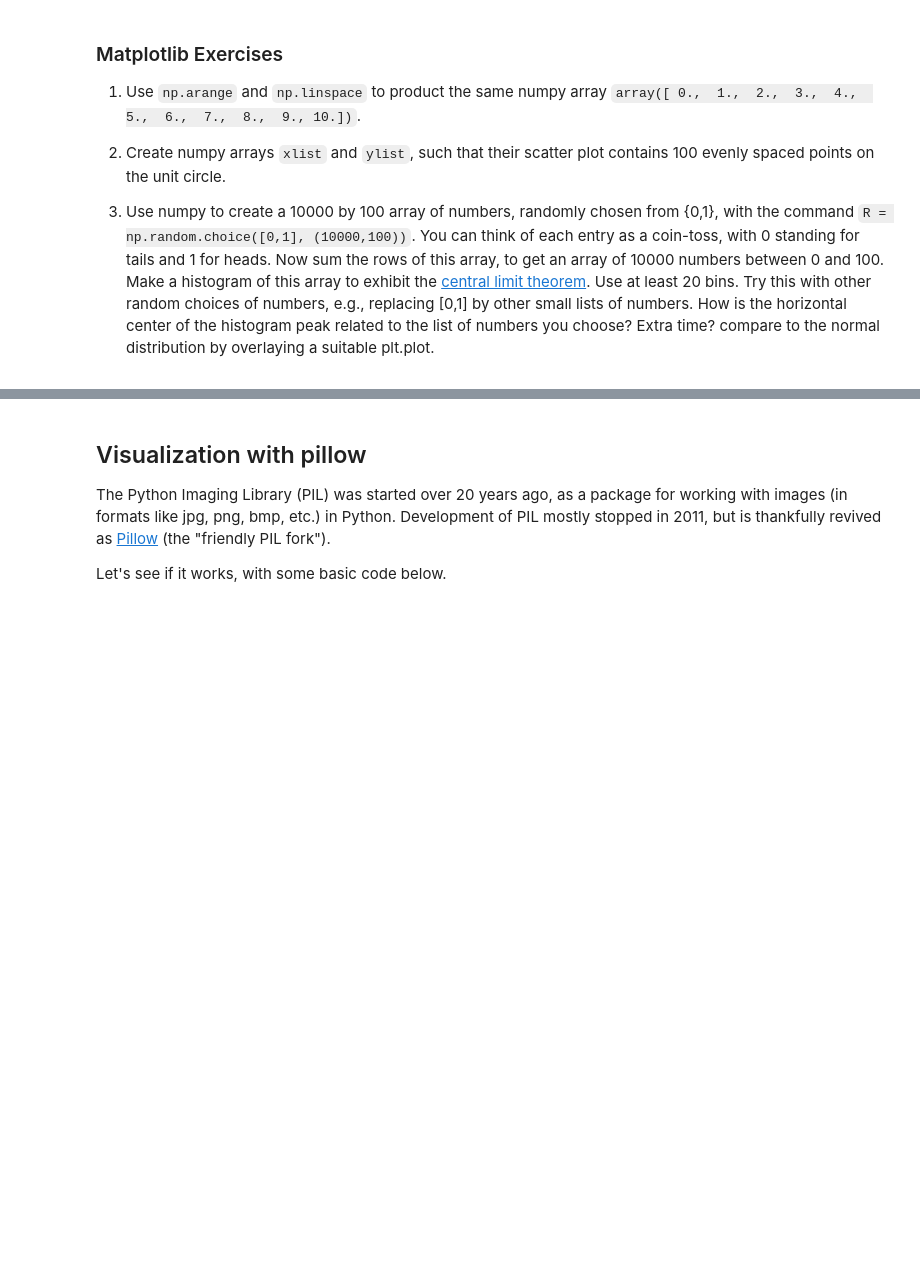
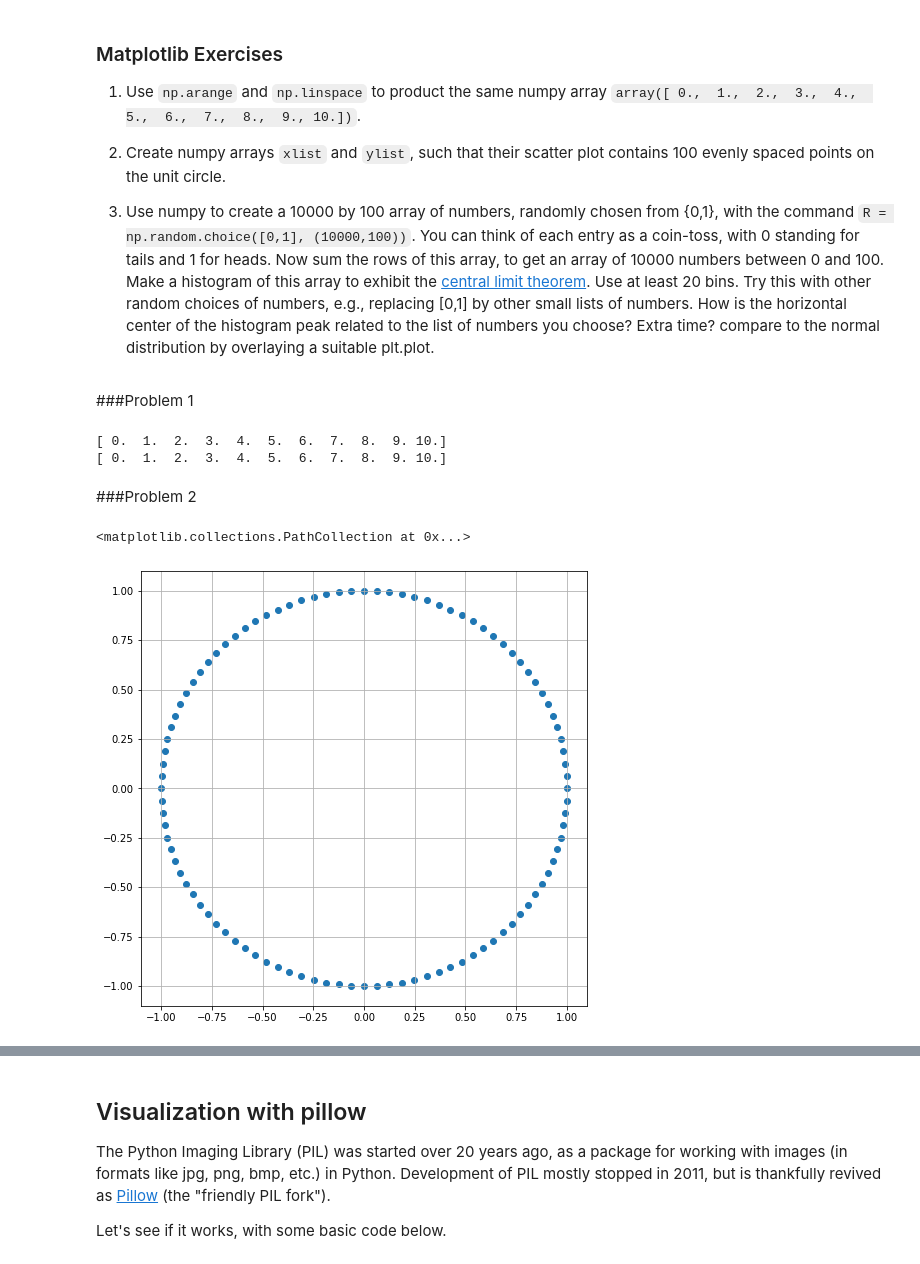
Before and after one commit to tboyea/2023-Math-152, a Jupyter notebook: P4M_Notebook_4.ipynb, the cells around one changed output, grey strips where cells are left out. Drawn from its saved outputs; the diff is of its cells as text; code cells hidden in the pictures; blank space fills up the shorter version.

```diff
--- a/P4M_Notebook_4.ipynb
+++ b/P4M_Notebook_4.ipynb
@@ -967,0 +1023,21 @@ The command `np.linspace(start, stop, length)` creates a numpy array that begins
+# %% [markdown]
+###Problem 1
+# %%
+print(np.arange(0,11,1.0))
+print(np.linspace(0,10,11))
+# %% [output]
+[ 0.  1.  2.  3.  4.  5.  6.  7.  8.  9. 10.]
+[ 0.  1.  2.  3.  4.  5.  6.  7.  8.  9. 10.]
+# %% [markdown]
+###Problem 2
+# %%
+xlist = np.arange(0,2*np.pi,np.pi/50)
+ylist = np.arange(0,2*np.pi,np.pi/50)
+sin_list = np.sin(ylist)
+cos_list = np.cos(xlist)
+plt.figure(figsize=(8,8))
+plt.grid()
+plt.scatter(cos_list,sin_list)
+# %% [output]
+<matplotlib.collections.PathCollection at 0x...>
+[figure, added]
```
Also changed, not shown: parts of 21 cells of this notebook.
